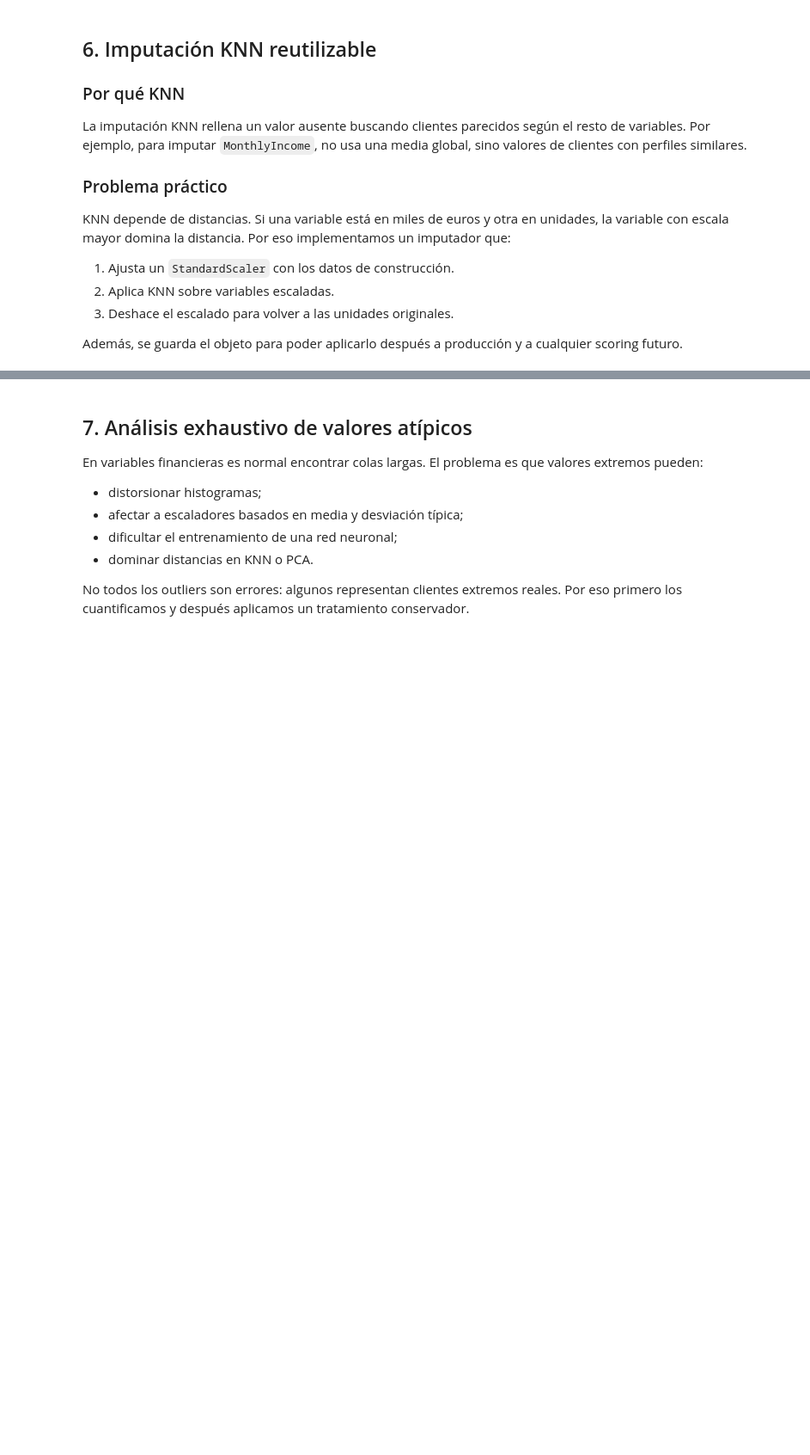
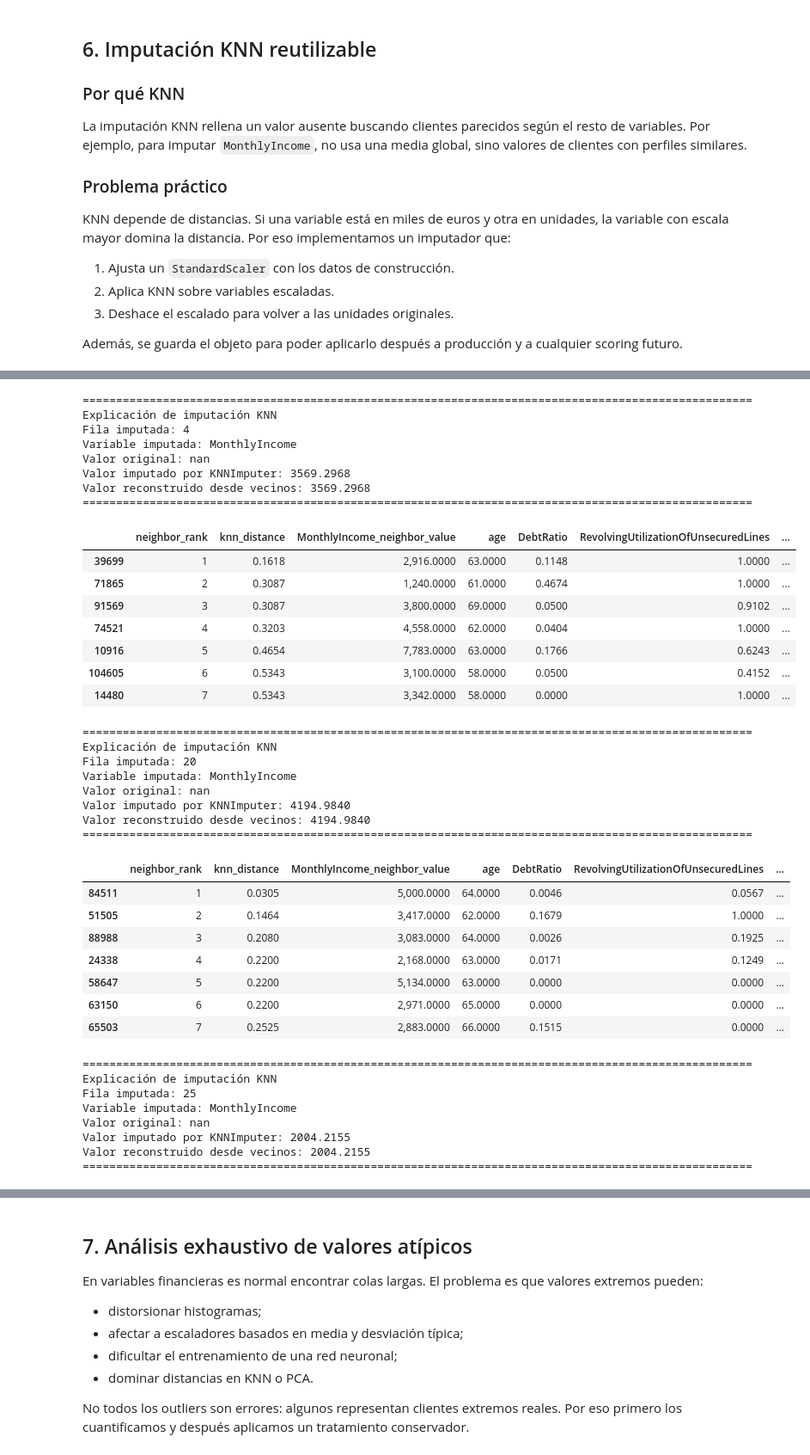
Before and after one commit to mirdbg/Credit_XAI, a Jupyter notebook: 01_EDA_Preprocesado.ipynb, the cells around one changed output, grey strips where cells are left out. Shown at 86% size. Saved outputs shown, nothing was run; the diff lists cells and outputs as text; code cells hidden in the pictures; blank space fills up the shorter version.

Commit message:
Hecho y revisado hasta PCA, revisar la winsorización

```diff
--- a/01_EDA_Preprocesado.ipynb
+++ b/01_EDA_Preprocesado.ipynb
@@ -234,0 +408,12 @@ print("Guardado:", OUTPUT_DIR / "numeric_summary_raw.csv")
+# %%
+# Sustituimos los valores 98 y 96 por NaN
+
+cols = [
+    "NumberOfTime30-59DaysPastDueNotWorse",
+    "NumberOfTime60-89DaysPastDueNotWorse",
+    "NumberOfTimes90DaysLate",
+]
+
+for df in [raw_train, raw_prod]:
+    df[cols] = df[cols].replace(98, np.nan)
+    df[cols] = df[cols].replace(96, np.nan)
@@ -430,0 +768,66 @@ print("Missing tras imputación en producción:", prod_imputed[impute_cols].isna
+# %%
+# Vamos a ver algunos casos para explicar por qué esa imputación se ha hecho así. Por ejemplo, para la variable `MonthlyIncome`:
+
+col = "MonthlyIncome"
+
+missing_examples = train.index[train[col].isna()][:3]
+
+for idx in missing_examples:
+    explanation = knn_imputer.explain_imputation(
+        original_df=train,
+        imputed_df=train_imputed,
+        column=col,
+        row_index=idx,
+        n_neighbors=7,
+        display_columns=[
+            "age",
+            "DebtRatio",
+            "RevolvingUtilizationOfUnsecuredLines",
+            "NumberOfOpenCreditLinesAndLoans",
+            "NumberRealEstateLoansOrLines",
+            "NumberOfDependents",
+        ],
+    )
+
+    display(explanation)
+# %% [output]
+====================================================================================================
+Explicación de imputación KNN
+Fila imputada: 4
+Variable imputada: MonthlyIncome
+Valor original: nan
+Valor imputado por KNNImputer: 3569.2968
+Valor reconstruido desde vecinos: 3569.2968
+====================================================================================================
+|  | neighbor_rank | knn_distance | MonthlyIncome_neighbor_value | age | DebtRatio | RevolvingUtilizationOfUnsecuredLines | ... |
+| 39699 | 1 | 0.1618 | 2,916.0000 | 63.0000 | 0.1148 | 1.0000 | ... |
+| 71865 | 2 | 0.3087 | 1,240.0000 | 61.0000 | 0.4674 | 1.0000 | ... |
+| 91569 | 3 | 0.3087 | 3,800.0000 | 69.0000 | 0.0500 | 0.9102 | ... |
+| 74521 | 4 | 0.3203 | 4,558.0000 | 62.0000 | 0.0404 | 1.0000 | ... |
+| 10916 | 5 | 0.4654 | 7,783.0000 | 63.0000 | 0.1766 | 0.6243 | ... |
+| 104605 | 6 | 0.5343 | 3,100.0000 | 58.0000 | 0.0500 | 0.4152 | ... |
+| 14480 | 7 | 0.5343 | 3,342.0000 | 58.0000 | 0.0000 | 1.0000 | ... |
+====================================================================================================
+Explicación de imputación KNN
+Fila imputada: 20
+Variable imputada: MonthlyIncome
+Valor original: nan
+Valor imputado por KNNImputer: 4194.9840
+Valor reconstruido desde vecinos: 4194.9840
+====================================================================================================
+|  | neighbor_rank | knn_distance | MonthlyIncome_neighbor_value | age | DebtRatio | RevolvingUtilizationOfUnsecuredLines | ... |
+| 84511 | 1 | 0.0305 | 5,000.0000 | 64.0000 | 0.0046 | 0.0567 | ... |
+| 51505 | 2 | 0.1464 | 3,417.0000 | 62.0000 | 0.1679 | 1.0000 | ... |
+| 88988 | 3 | 0.2080 | 3,083.0000 | 64.0000 | 0.0026 | 0.1925 | ... |
+| 24338 | 4 | 0.2200 | 2,168.0000 | 63.0000 | 0.0171 | 0.1249 | ... |
+| 58647 | 5 | 0.2200 | 5,134.0000 | 63.0000 | 0.0000 | 0.0000 | ... |
+| 63150 | 6 | 0.2200 | 2,971.0000 | 65.0000 | 0.0000 | 0.0000 | ... |
+| 65503 | 7 | 0.2525 | 2,883.0000 | 66.0000 | 0.1515 | 0.0000 | ... |
+====================================================================================================
+Explicación de imputación KNN
+Fila imputada: 25
+Variable imputada: MonthlyIncome
+Valor original: nan
+Valor imputado por KNNImputer: 2004.2155
+Valor reconstruido desde vecinos: 2004.2155
+====================================================================================================
```
Also changed, not shown: parts of 41 cells of this notebook.
